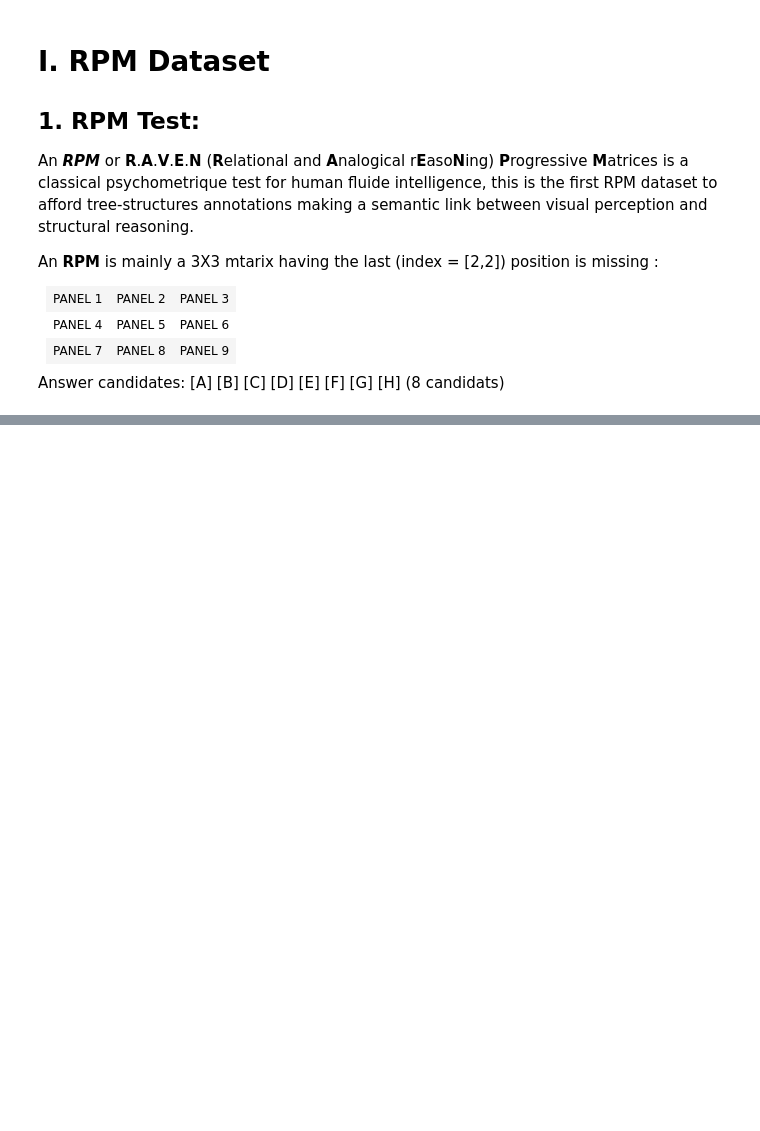
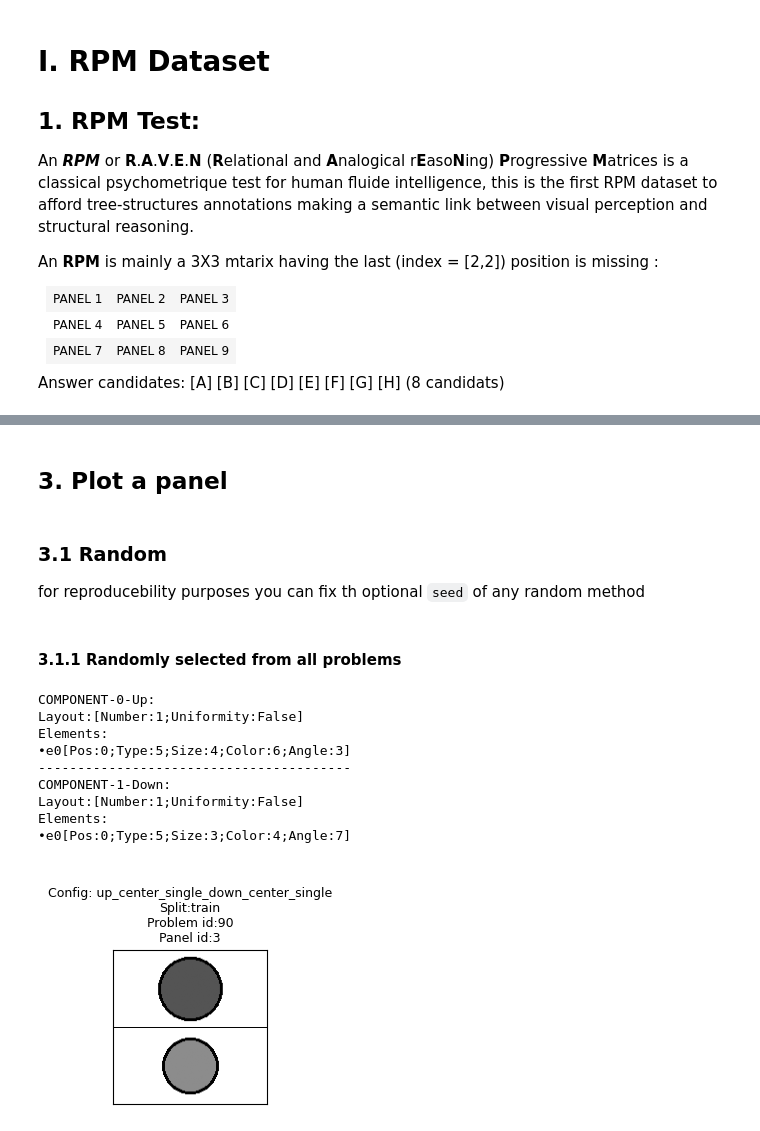
Before and after one commit to DhiaEddineSaidi/HRI-GNN, a Jupyter notebook: notebooks/data_exploration_and_preparation.ipynb, the cells around one changed output, grey strips where cells are left out. Drawn from its saved outputs; the diff is of its cells as text; code cells hidden in the pictures; blank space fills up the shorter version.

```diff
--- a/notebooks/data_exploration_and_preparation.ipynb
+++ b/notebooks/data_exploration_and_preparation.ipynb
@@ -308,0 +311,25 @@ Hard luck !!......
+# %% [markdown]
+## 3. Plot a panel
+# %% [markdown]
+### 3.1 Random
+
+for reproducebility purposes you can fix th optional `seed` of any random method
+# %% [markdown]
+#### 3.1.1 Randomly selected from all problems
+# %%
+from hri_gnn.utils.data import readers
+from hri_gnn.visualization import oracle
+
+random_problem = readers.read_random_problem()
+oracle.plot_random_panel(random_problem)
+# %% [output]
+COMPONENT-0-Up:
+Layout:[Number:1;Uniformity:False]
+Elements:
+•e0[Pos:0;Type:5;Size:4;Color:6;Angle:3]
+----------------------------------------
+COMPONENT-1-Down:
+Layout:[Number:1;Uniformity:False]
+Elements:
+•e0[Pos:0;Type:5;Size:3;Color:4;Angle:7]
+[figure, added]
```
Also changed, not shown: parts of 20 cells of this notebook.
